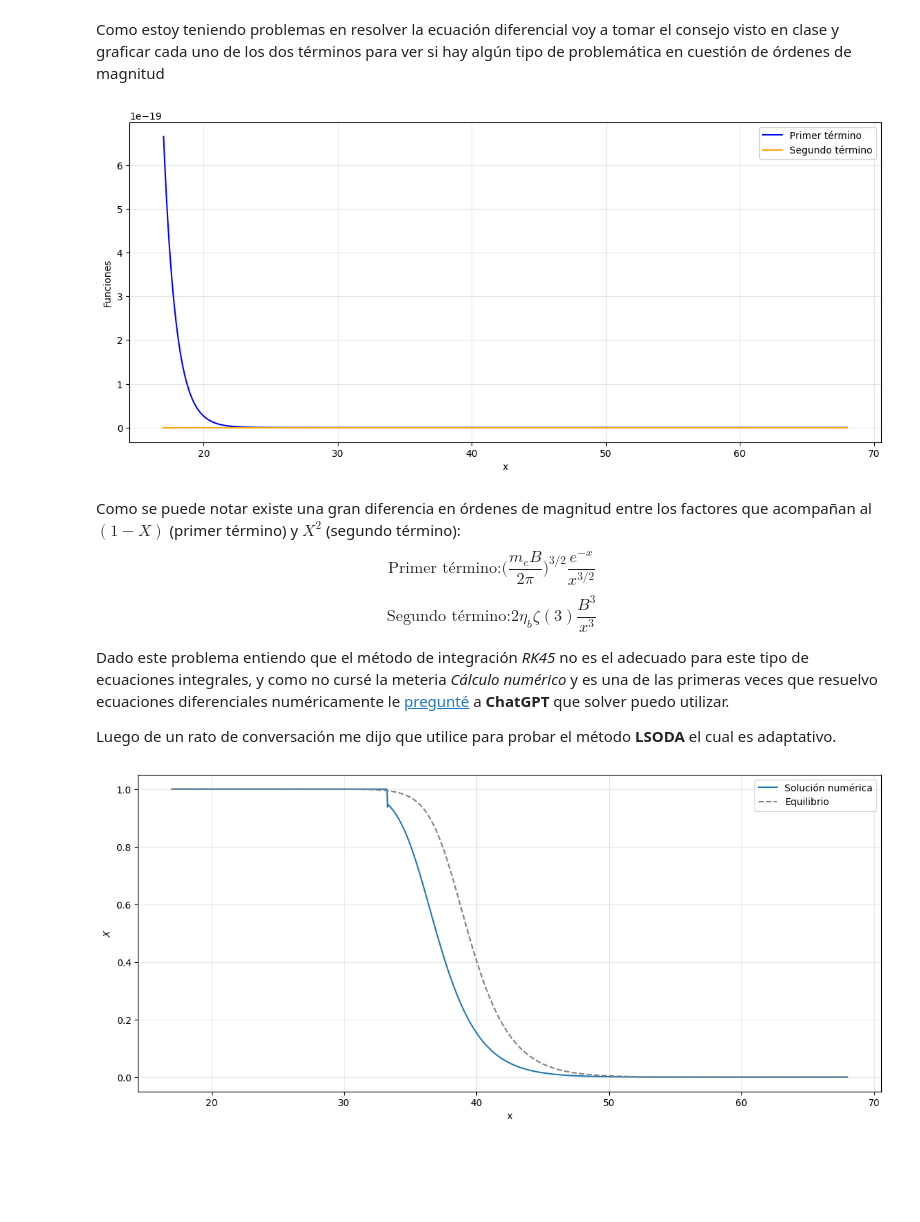
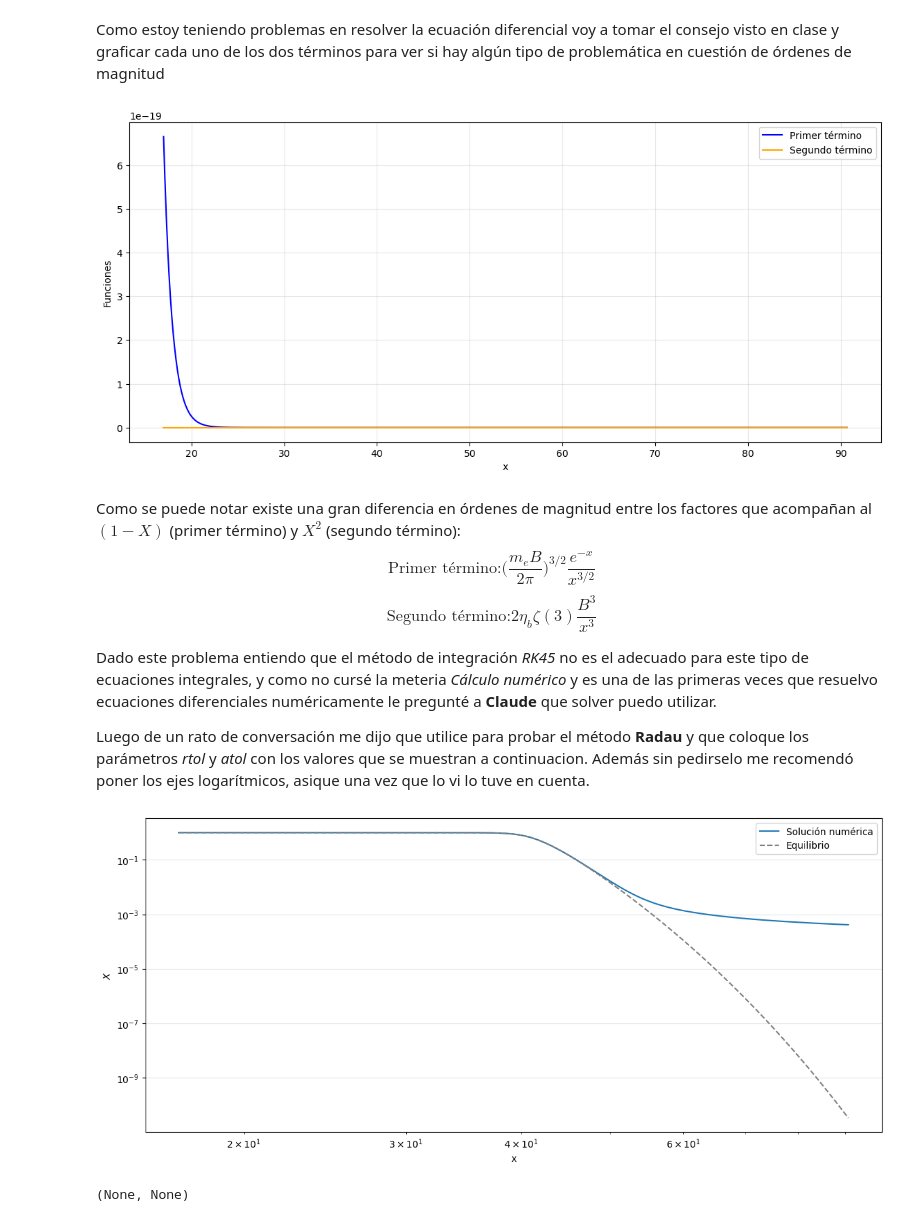
Before and after one commit to TomasMastantuono/Cosmologia, a Jupyter notebook: Numericos/Guia 5/P1-5.ipynb, the cells around one changed output. Drawn from its saved outputs; the diff is of its cells as text; code cells hidden in the pictures; blank space fills up the shorter version.

```diff
--- a/Numericos/Guia 5/P1-5.ipynb
+++ b/Numericos/Guia 5/P1-5.ipynb
@@ -23,7 +23,7 @@ H1 = np.sqrt(H0**2 * OB * (B/T0)**3)
 # %% [markdown]
 ### Grafico de $X(T)$
 # %%
-eta_b = lambda T: 2.68E-8 * OB #* (T / T0)**3
+eta_b = lambda T: 2.68E-8 * 0.022
 a = lambda T: 3.84 * eta_b(T) * (T/ME)**(3/2) * np.exp(B/T)
 X_p = lambda T: (-1 + np.sqrt(1 + (4*a(T)))) / (2 * a(T))
 X_m = lambda T: (-1 - np.sqrt(1 + (4*a(T)))) / (2 * a(T))
@@ -116,7 +116,7 @@ $$<\sigma v> = 9.78 \frac{\alpha^2}{m_e^2}\sqrt{x} \log{x}$$
 # %%
 # Lado derecho de la ecuación
 f_term = lambda x: (ME * B / 2 / np.pi)**(3/2) * np.exp(-x) / x**(3/2)
-s_term = lambda x:  2 * eta_b(B/x) * zeta(3) * B**3 / x**3
+s_term = lambda x:  2 * eta_b(B/x) * zeta(3) * B**3 / x**3 / np.pi**2
 
 def dXdx(x, X):
     thermal = 9.78 * ALPHA**2 / ME**2 * np.sqrt(x) * np.log(x)
@@ -127,7 +127,7 @@ def dXdx(x, X):
     return glob_factor * (f_factor - s_factor)
 
 # Condición inicial y límites
-T_0, T_F = .8E-6, .2E-6 #MeV
+T_0, T_F = .8E-6, .15E-6 #MeV
 x0, xF = B/T_0, B/T_F
 
 print(x0), print(xF)
@@ -151,25 +151,31 @@ ax.legend()
 
 plt.show()
 # %% [output]
-[figure, old version]
+[figure, new version]
 # %% [markdown]
 Como se puede notar existe una gran diferencia en órdenes de magnitud entre los factores que acompañan al $(1 - X)$ (primer término) y $X^2$ (segundo término):
 $$\text{Primer término:} \bigg(\frac{m_e B}{2\pi}\bigg)^{3/2} \frac{e^{-x}}{x^{3/2}} $$
 $$\text{Segundo término:} 2 \eta_b \zeta(3) \frac{B^3}{x^3}$$
 
-Dado este problema entiendo que el método de integración *RK45* no es el adecuado para este tipo de ecuaciones integrales, y como no cursé la meteria *Cálculo numérico* y es una de las primeras veces que resuelvo ecuaciones diferenciales numéricamente le [pregunté](https://chatgpt.com/share/6acaaebe-dbd0-83ea-8672-8c811962ed6b) a **ChatGPT** que solver puedo utilizar.
+Dado este problema entiendo que el método de integración *RK45* no es el adecuado para este tipo de ecuaciones integrales, y como no cursé la meteria *Cálculo numérico* y es una de las primeras veces que resuelvo ecuaciones diferenciales numéricamente le pregunté a **Claude** que solver puedo utilizar.
 
-Luego de un rato de conversación me dijo que utilice para probar el método **LSODA** el cual es adaptativo.
+Luego de un rato de conversación me dijo que utilice para probar el método **Radau** y que coloque los parámetros *rtol* y *atol* con los valores que se muestran a continuacion. Además sin pedirselo me recomendó poner los ejes logarítmicos, asique una vez que lo vi lo tuve en cuenta.
 # %%
-sol = solve_ivp(dXdx, [x0, xF], [X0], dense_output = True, method = 'Radau')
+sol = solve_ivp(dXdx, [x0, xF], [X0], method='Radau', rtol=1e-8, atol=1e-12, dense_output=True)
+
+def jac(x, X):
+    thermal = 9.78*ALPHA**2/ME**2*np.sqrt(x)*np.log(x)
+    g = thermal*np.sqrt(x)/H1
+    return [[g*(-f_term(x) - 2*s_term(x)*X[0])]]
 
 fig, ax = plt.subplots(figsize = (14, 6))
 
 ax.plot(xtest, sol.sol(xtest)[0], label = 'Solución numérica')
 ax.plot(xtest, X_p(B/xtest), linestyle = '--',
         color = 'gray', label = 'Equilibrio')
 
-ax.set(xlabel = 'x', ylabel = r'$X$'), ax.grid(alpha = .3), ax.legend()
-plt.show()
+ax.set(xlabel = 'x', ylabel = r'$X$', yscale = 'log', xscale = 'log'), ax.grid(alpha = .3), ax.legend()
+fig.savefig('Solucion_numerica.png', bbox_inches = 'tight'), plt.show()
 # %% [output]
-[figure, old version]
+[figure, new version]
+(None, None)
```
Also changed, not shown: parts of 3 cells of this notebook, 10 other files.
